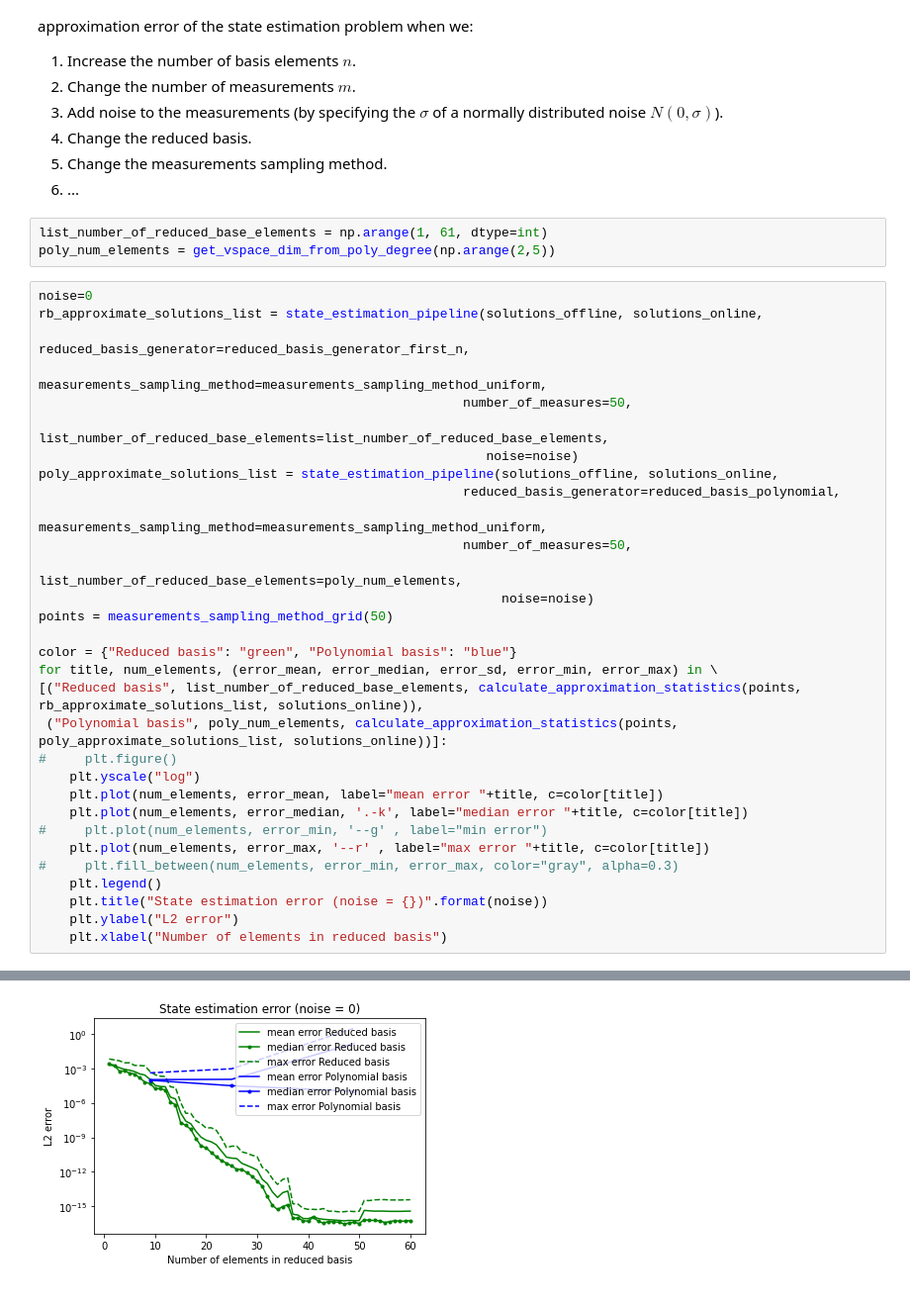
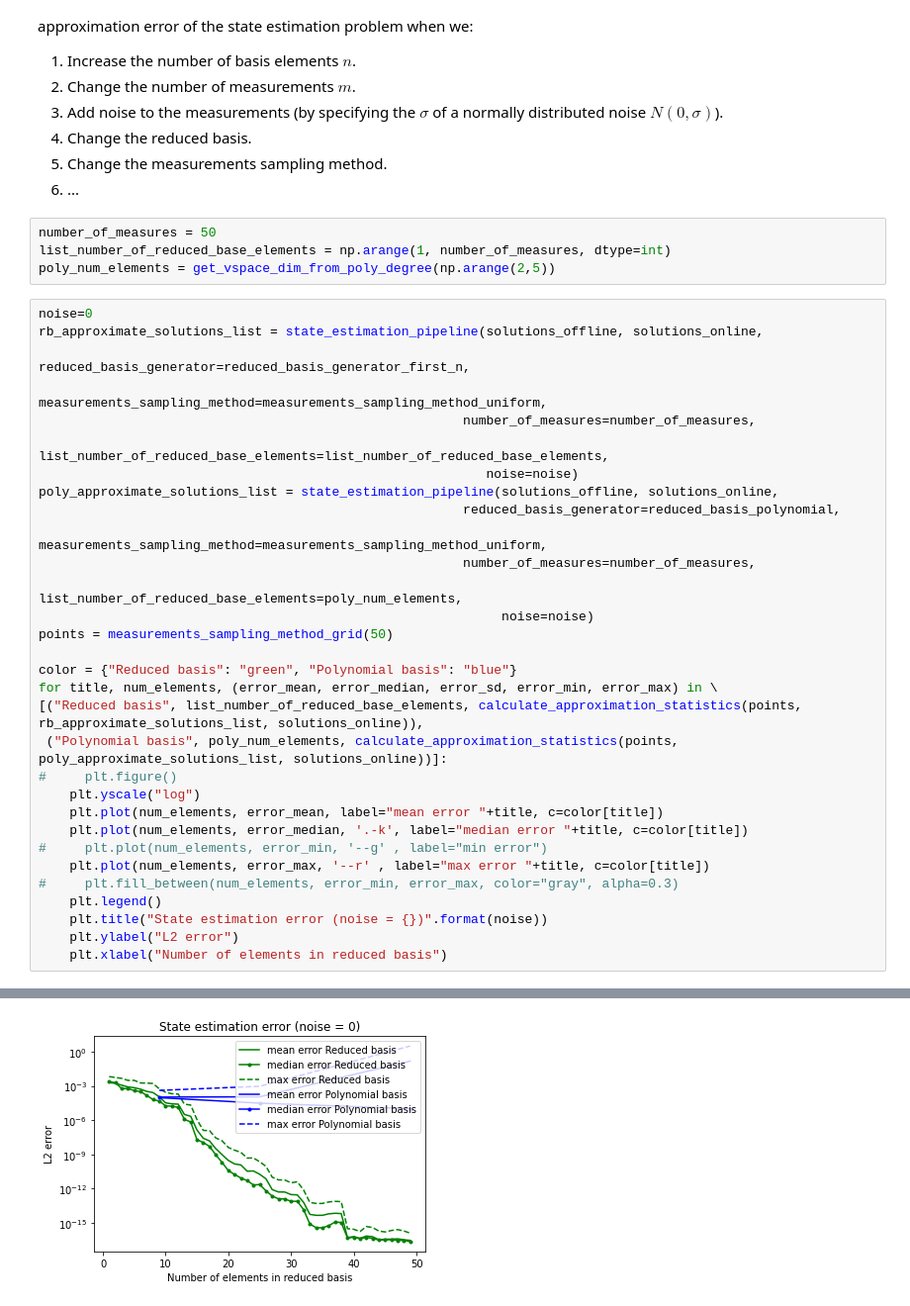
Before and after one commit to agussomacal/CEMRACS2021_ReducedModeling, a Jupyter notebook: InverseProblemPipeline.ipynb, the cells around one changed output, grey strips where cells are left out. Shown at 99% size. Cells and saved outputs as stored; diff of their text form.

```diff
--- a/InverseProblemPipeline.ipynb
+++ b/InverseProblemPipeline.ipynb
@@ -289,20 +295,21 @@ Now that we have all the steps of the state estimation pipeline we can ask ourse
 5. Change the measurements sampling method.
 6. ...
 # %%
-list_number_of_reduced_base_elements = np.arange(1, 61, dtype=int)
+number_of_measures = 50
+list_number_of_reduced_base_elements = np.arange(1, number_of_measures, dtype=int)
 poly_num_elements = get_vspace_dim_from_poly_degree(np.arange(2,5))
 # %%
 noise=0
 rb_approximate_solutions_list = state_estimation_pipeline(solutions_offline, solutions_online,
                                                        reduced_basis_generator=reduced_basis_generator_first_n,
                                                        measurements_sampling_method=measurements_sampling_method_uniform,
-                                                       number_of_measures=50,
+                                                       number_of_measures=number_of_measures,
                                                        list_number_of_reduced_base_elements=list_number_of_reduced_base_elements,
                                                           noise=noise)
 poly_approximate_solutions_list = state_estimation_pipeline(solutions_offline, solutions_online,
                                                        reduced_basis_generator=reduced_basis_polynomial,
                                                        measurements_sampling_method=measurements_sampling_method_uniform,
-                                                       number_of_measures=50,
+                                                       number_of_measures=number_of_measures,
                                                        list_number_of_reduced_base_elements=poly_num_elements,
                                                             noise=noise)
 points = measurements_sampling_method_grid(50)
@@ -328 +333 @@ To use the future default and silence this warning we advise to pass `rcond=None
-[figure, old version]
+[figure, new version]
```
Also changed, not shown: parts of 6 cells of this notebook, 1 other file.
